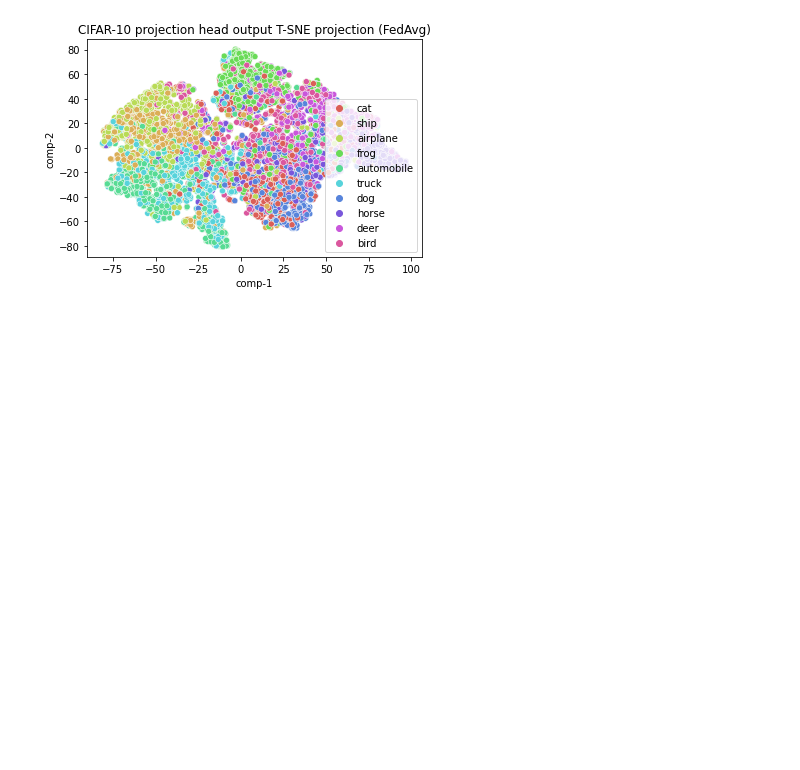
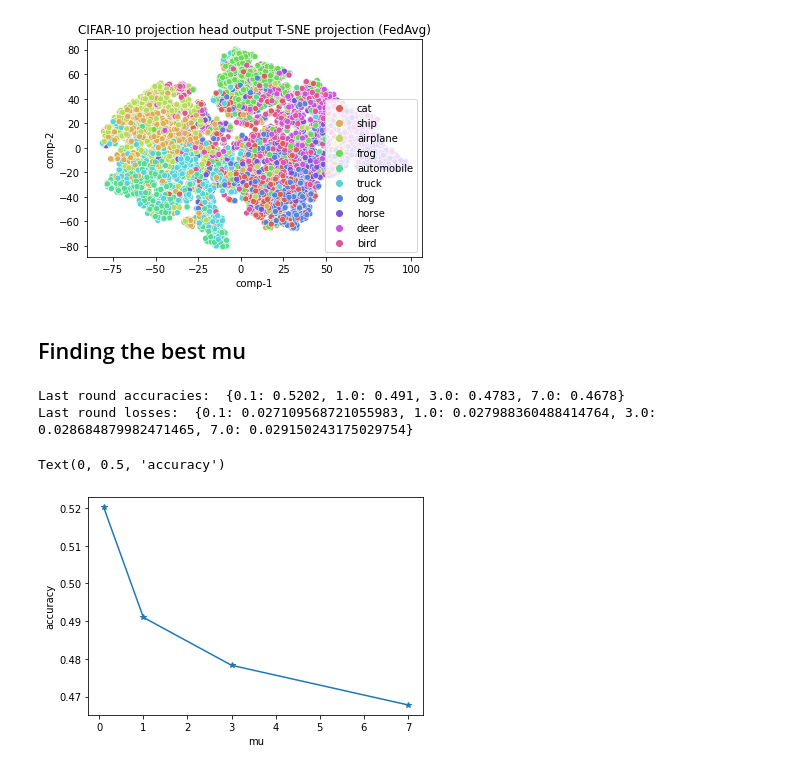
Before and after one commit to minaremeli/MOON, a Jupyter notebook: Experiments evaluation.ipynb, the cells around one changed output. Cells and saved outputs as stored; diff of their text form; code cells hidden in the pictures; blank space fills up the shorter version.

Commit message:
Find best mu experiment

```diff
--- a/Experiments evaluation.ipynb
+++ b/Experiments evaluation.ipynb
@@ -298,3 +298,35 @@ sns.scatterplot(x="comp-1", y="comp-2", hue=df.y.tolist(),
 - feats shape: (10000, 256)
 [Text(0.5, 1.0, 'CIFAR-10 projection head output T-SNE projection (FedAvg)')]
 [figure]
+# %% [markdown]
+## Finding the best mu
+# %%
+base_config = ExperimentConfig(
+    num_rounds=100,
+    num_clients=10,
+    strategy='moon',
+    lr=0.001
+)
+
+last_round_accs = {}
+last_round_losses = {}
+
+mus = [0.1, 1.0, 3.0, 7.0]
+for mu in mus:
+    base_config.mu = mu
+    accs_centralised, losses_centralised = load_metrics(base_config, CIFAR_10_DATA_PATH)
+    last_round_accs[mu] = accs_centralised[-1]
+    last_round_losses[mu] = losses_centralised[-1]
+
+print("Last round accuracies: ", last_round_accs)
+print("Last round losses: ", last_round_losses)
+# %% [output]
+Last round accuracies:  {0.1: 0.5202, 1.0: 0.491, 3.0: 0.4783, 7.0: 0.4678}
+Last round losses:  {0.1: 0.027109568721055983, 1.0: 0.027988360488414764, 3.0: 0.028684879982471465, 7.0: 0.029150243175029754}
+# %%
+plt.plot(last_round_accs.keys(), last_round_accs.values(), '*-')
+plt.xlabel('mu')
+plt.ylabel('accuracy')
+# %% [output]
+Text(0, 0.5, 'accuracy')
+[figure, added]
```
Also changed, not shown: parts of 1 cell of this notebook, 2 other files.
